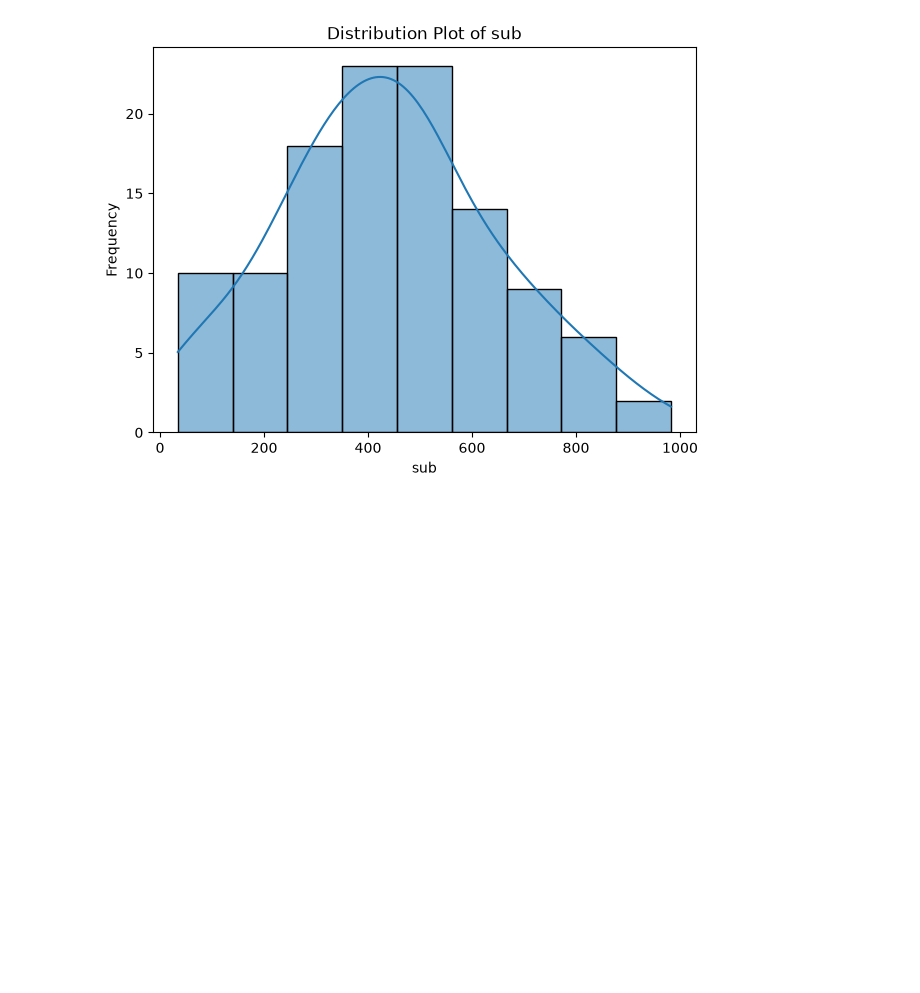
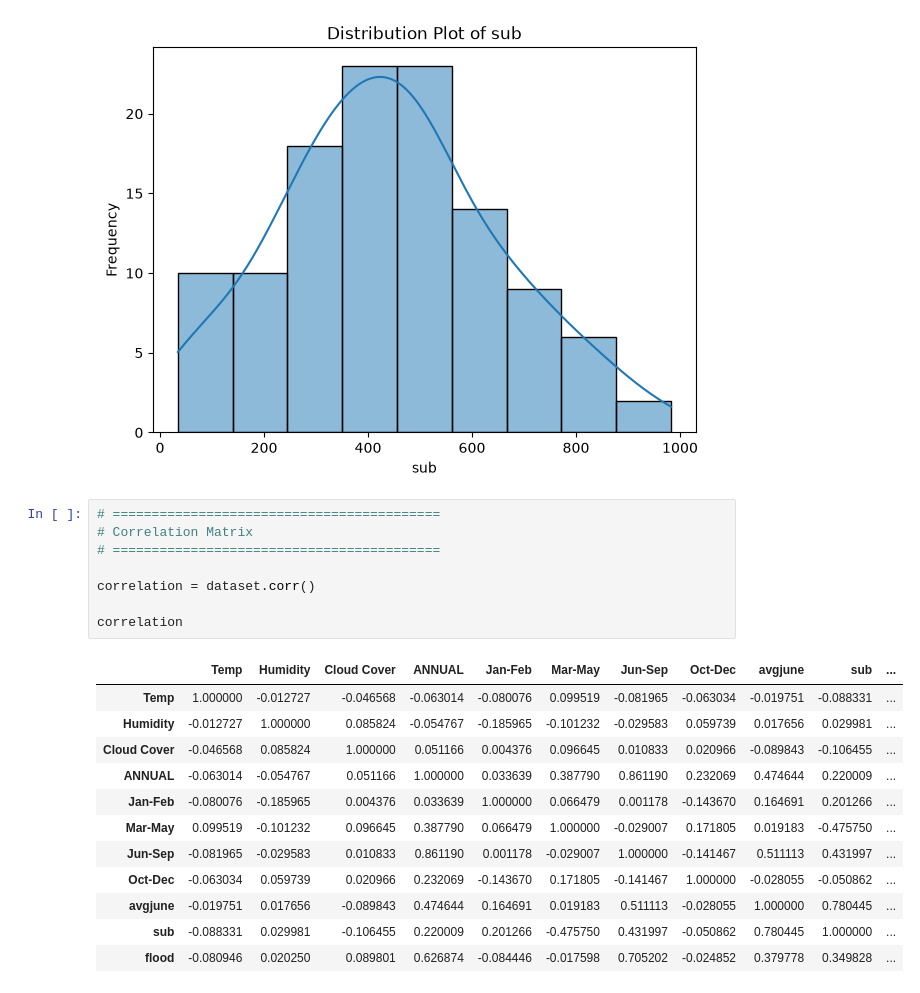
Before and after one commit to doprajnasai/Flood-Prediction-System, a Jupyter notebook: notebooks/Flood_Prediction.ipynb, the cells around one changed output. Drawn from its saved outputs; the diff is of its cells as text; blank space fills up the shorter version.

```diff
--- a/notebooks/Flood_Prediction.ipynb
+++ b/notebooks/Flood_Prediction.ipynb
@@ -115,3 +115,24 @@ for column in columns:
 [figure]
 [figure]
 [figure]
+# %%
+# ==========================================
+# Correlation Matrix
+# ==========================================
+
+correlation = dataset.corr()
+
+correlation
+# %% [output]
+|  | Temp | Humidity | Cloud Cover | ANNUAL | Jan-Feb | Mar-May | Jun-Sep | Oct-Dec | avgjune | sub | ... |
+| Temp | 1.000000 | -0.012727 | -0.046568 | -0.063014 | -0.080076 | 0.099519 | -0.081965 | -0.063034 | -0.019751 | -0.088331 | ... |
+| Humidity | -0.012727 | 1.000000 | 0.085824 | -0.054767 | -0.185965 | -0.101232 | -0.029583 | 0.059739 | 0.017656 | 0.029981 | ... |
+| Cloud Cover | -0.046568 | 0.085824 | 1.000000 | 0.051166 | 0.004376 | 0.096645 | 0.010833 | 0.020966 | -0.089843 | -0.106455 | ... |
+| ANNUAL | -0.063014 | -0.054767 | 0.051166 | 1.000000 | 0.033639 | 0.387790 | 0.861190 | 0.232069 | 0.474644 | 0.220009 | ... |
+| Jan-Feb | -0.080076 | -0.185965 | 0.004376 | 0.033639 | 1.000000 | 0.066479 | 0.001178 | -0.143670 | 0.164691 | 0.201266 | ... |
+| Mar-May | 0.099519 | -0.101232 | 0.096645 | 0.387790 | 0.066479 | 1.000000 | -0.029007 | 0.171805 | 0.019183 | -0.475750 | ... |
+| Jun-Sep | -0.081965 | -0.029583 | 0.010833 | 0.861190 | 0.001178 | -0.029007 | 1.000000 | -0.141467 | 0.511113 | 0.431997 | ... |
+| Oct-Dec | -0.063034 | 0.059739 | 0.020966 | 0.232069 | -0.143670 | 0.171805 | -0.141467 | 1.000000 | -0.028055 | -0.050862 | ... |
+| avgjune | -0.019751 | 0.017656 | -0.089843 | 0.474644 | 0.164691 | 0.019183 | 0.511113 | -0.028055 | 1.000000 | 0.780445 | ... |
+| sub | -0.088331 | 0.029981 | -0.106455 | 0.220009 | 0.201266 | -0.475750 | 0.431997 | -0.050862 | 0.780445 | 1.000000 | ... |
+| flood | -0.080946 | 0.020250 | 0.089801 | 0.626874 | -0.084446 | -0.017598 | 0.705202 | -0.024852 | 0.379778 | 0.349828 | ... |
```
Also changed, not shown: parts of 1 cell of this notebook.
